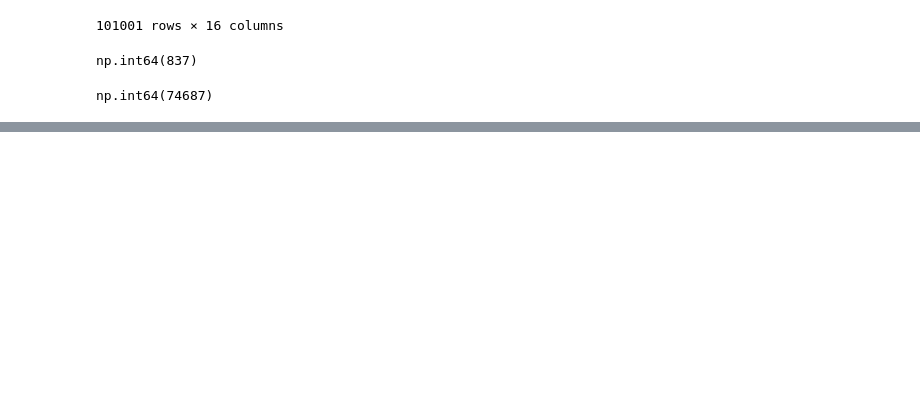
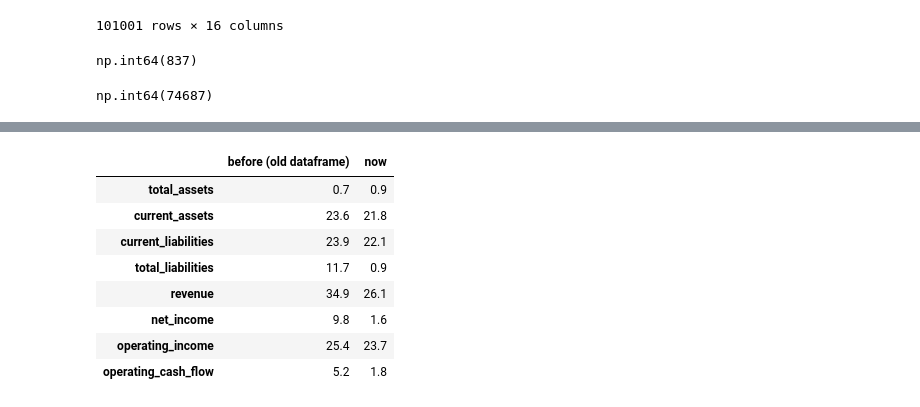
Before and after one commit to Kunal542-stack/BankruptcyLikelihoodAgenticReview, a Jupyter notebook: sample_new_labels.ipynb, the cells around one changed output, grey strips where cells are left out. Cells and saved outputs as stored; diff of their text form; code cells hidden in the pictures; blank space fills up the shorter version.

```diff
--- a/sample_new_labels.ipynb
+++ b/sample_new_labels.ipynb
@@ -1618,0 +1632,14 @@ merged_standardized_df_concatenated.to_csv('merged_standardized_df_concatenated_
+# %%
+#I keep only 10-K and 10-Q and their amendments
+model_df = merged_standardized_df_concatenated[["cik", "adsh", "name", "ddate"]].merge(
+    sub_concatenated[["adsh", "form", "fp", "sic", "filed"]].drop_duplicates("adsh"), on="adsh")
+print("rows before:", len(model_df))
+print(model_df["form"].value_counts().head(10))
+model_df = model_df[model_df["form"].isin(["10-K", "10-Q", "10-K/A", "10-Q/A"])]
+print("rows with 10-K, 10-Q and amendments:", len(model_df))
+
+#an amendment repeats the same period, so for each company and date I keep the one filed first,
+#since that's the one we would have had at that time
+model_df = model_df.sort_values(["cik", "ddate", "filed", "adsh"]).drop_duplicates(["cik", "ddate"]).reset_index(drop=True)
+print("rows with one filing per company and date:", len(model_df))
+print(model_df["form"].value_counts())
@@ -1618,0 +1758,14 @@ merged_standardized_df_concatenated.to_csv('merged_standardized_df_concatenated_
+# %%
+#checking against the values in the dataframe above. The balance sheet should be the same, and the
+#others should only be different for Q2 and Q3 10-Qs (and a little for 10-Ks where the first value was a quarter)
+old_values = merged_standardized_df_concatenated.set_index("adsh")[variables]
+check = model_df.set_index("adsh")[["form", "fp", "qtrs_wanted"]].join(old_values)
+new_values = model_df.set_index("adsh")[variables].copy()
+for name in flow_tags:
+    if name in new_values:
+        new_values[name] = new_values[name] * check["qtrs_wanted"] / 4
+same = pd.DataFrame({v: np.isclose(new_values[v], check[v]) | (new_values[v].isna() & check[v].isna())
+                     for v in variables}, index=check.index)
+same["fp"] = check["fp"]
+print("share of rows with the same value as before (by fiscal period)")
+print(same.groupby("fp")[variables].mean().round(3).T)
@@ -1618,0 +1825,12 @@ merged_standardized_df_concatenated.to_csv('merged_standardized_df_concatenated_
+# %%
+#rows we can train on: label known and the company wasn't already bankrupt
+train_ready = model_df[model_df["label_known"] & ~model_df["already_bankrupt"]]
+print("all rows:", len(model_df), " rows we can train on:", len(train_ready))
+print(train_ready["Bankruptcy"].value_counts())
+print("companies:", train_ready["cik"].nunique(), " companies with a 1:", train_ready.loc[train_ready["Bankruptcy"] == 1, "cik"].nunique())
+print("share of rows that are 1:", round(train_ready["Bankruptcy"].mean() * 100, 2), "%")
+
+#for the companies that went bankrupt, only the filings in the year before are 1, the older ones stay 0
+bankrupt_companies = train_ready[train_ready["cik"].isin(train_ready.loc[train_ready["Bankruptcy"] == 1, "cik"])]
+per_company = bankrupt_companies.groupby("cik")["Bankruptcy"].agg(ones="sum", rows="count")
+print(per_company.describe().round(1))
@@ -1618,0 +1854,15 @@ merged_standardized_df_concatenated.to_csv('merged_standardized_df_concatenated_
+# %%
+#how many values are empty in each column, for the rows we can train on (in %)
+nulls = pd.DataFrame({"before (old dataframe)": merged_standardized_df_concatenated[variables].isna().mean() * 100,
+                      "now": train_ready[variables].isna().mean() * 100}).round(1)
+nulls
+# %% [output]
+|  | before (old dataframe) | now |
+| total_assets | 0.7 | 0.9 |
+| current_assets | 23.6 | 21.8 |
+| current_liabilities | 23.9 | 22.1 |
+| total_liabilities | 11.7 | 0.9 |
+| revenue | 34.9 | 26.1 |
+| net_income | 9.8 | 1.6 |
+| operating_income | 25.4 | 23.7 |
+| operating_cash_flow | 5.2 | 1.8 |
```
Also changed, not shown: parts of 9 cells of this notebook, 2 other files.
